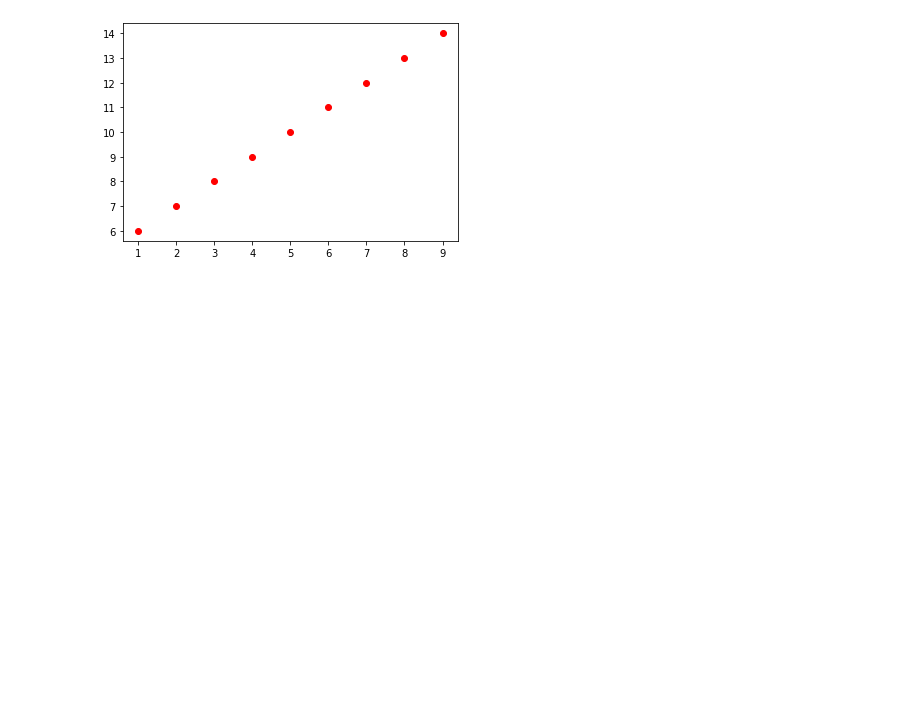
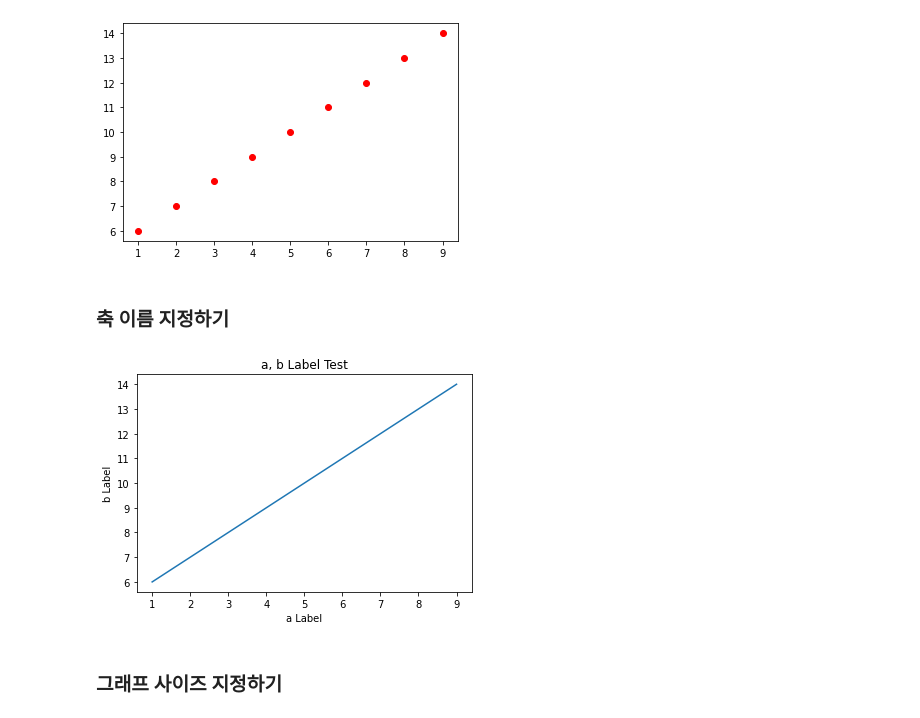
Before and after one commit to swon95/Blog_detail, a Jupyter notebook: Data_Visualization.ipynb, the cells around one changed output. Cells and saved outputs as stored; diff of their text form; code cells hidden in the pictures; blank space fills up the shorter version.

```diff
--- a/Data_Visualization.ipynb
+++ b/Data_Visualization.ipynb
@@ -164,3 +164,19 @@ plt.plot(a,b,'or')
 plt.show()
 # %% [output]
 [figure]
+# %% [markdown]
+### 축 이름 지정하기
+# %%
+a = np.arange(1, 10)
+b = a+5
+
+plt.plot(a, b)
+plt.xlabel('a Label')
+plt.ylabel('b Label')
+plt.title('a, b Label Test')
+
+plt.show()
+# %% [output]
+[figure, added]
+# %% [markdown]
+### 그래프 사이즈 지정하기
```
Also changed, not shown: parts of 2 cells of this notebook.
